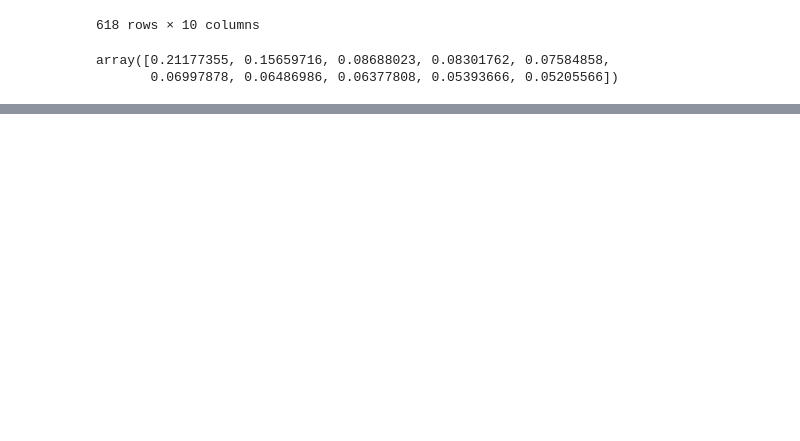
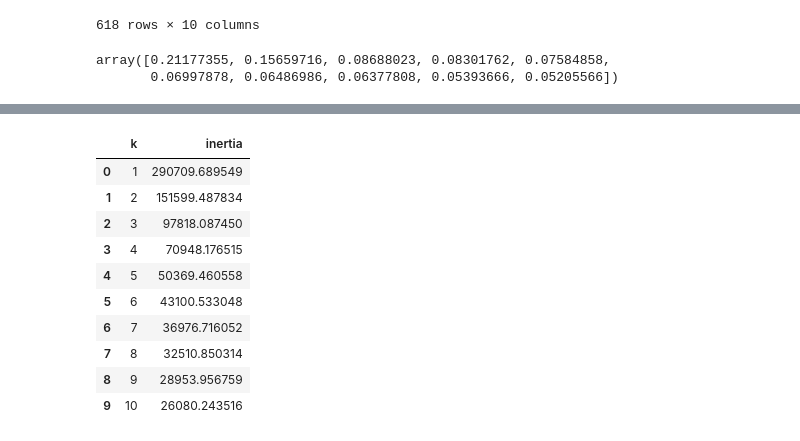
Before and after one commit to YHuang7802/Unsupervised-Learning-Challenge, a Jupyter notebook: myopia_notebook.ipynb, the cells around one changed output, grey strips where cells are left out. Drawn from its saved outputs; the diff is of its cells as text; code cells hidden in the pictures; blank space fills up the shorter version.

```diff
--- a/myopia_notebook.ipynb
+++ b/myopia_notebook.ipynb
@@ -118,0 +166,17 @@ tsne_features = tsne.fit_transform(scaled_features)
+# %%
+# Create the Elbow Curve using hvPlot
+elbow_data = {"k": k, "inertia": inertia}
+df_elbow = pd.DataFrame(elbow_data)
+df_elbow
+# %% [output]
+|  | k | inertia |
+| 0 | 1 | 290709.689549 |
+| 1 | 2 | 151599.487834 |
+| 2 | 3 | 97818.087450 |
+| 3 | 4 | 70948.176515 |
+| 4 | 5 | 50369.460558 |
+| 5 | 6 | 43100.533048 |
+| 6 | 7 | 36976.716052 |
+| 7 | 8 | 32510.850314 |
+| 8 | 9 | 28953.956759 |
+| 9 | 10 | 26080.243516 |
```
Also changed, not shown: parts of 10 cells of this notebook.
